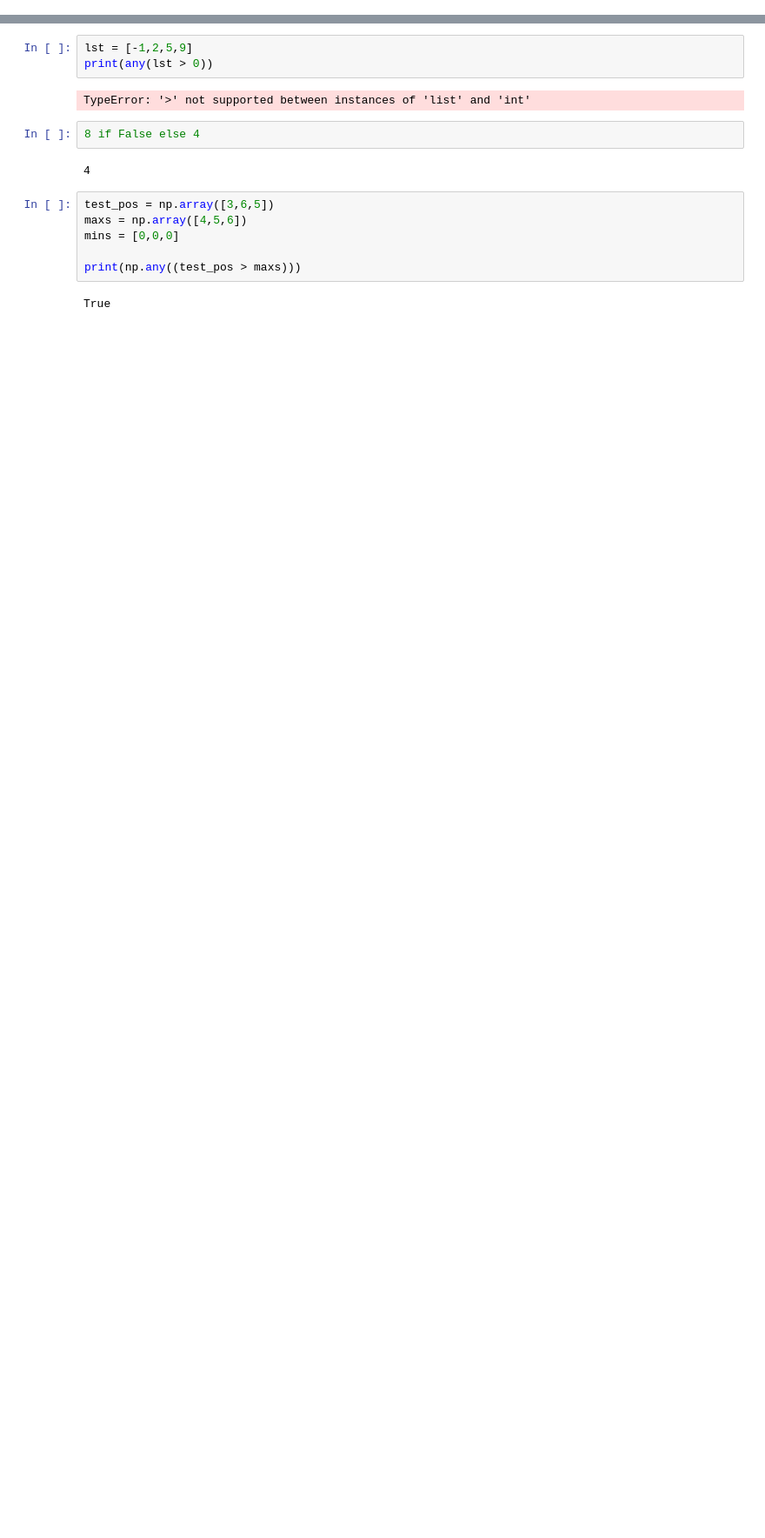
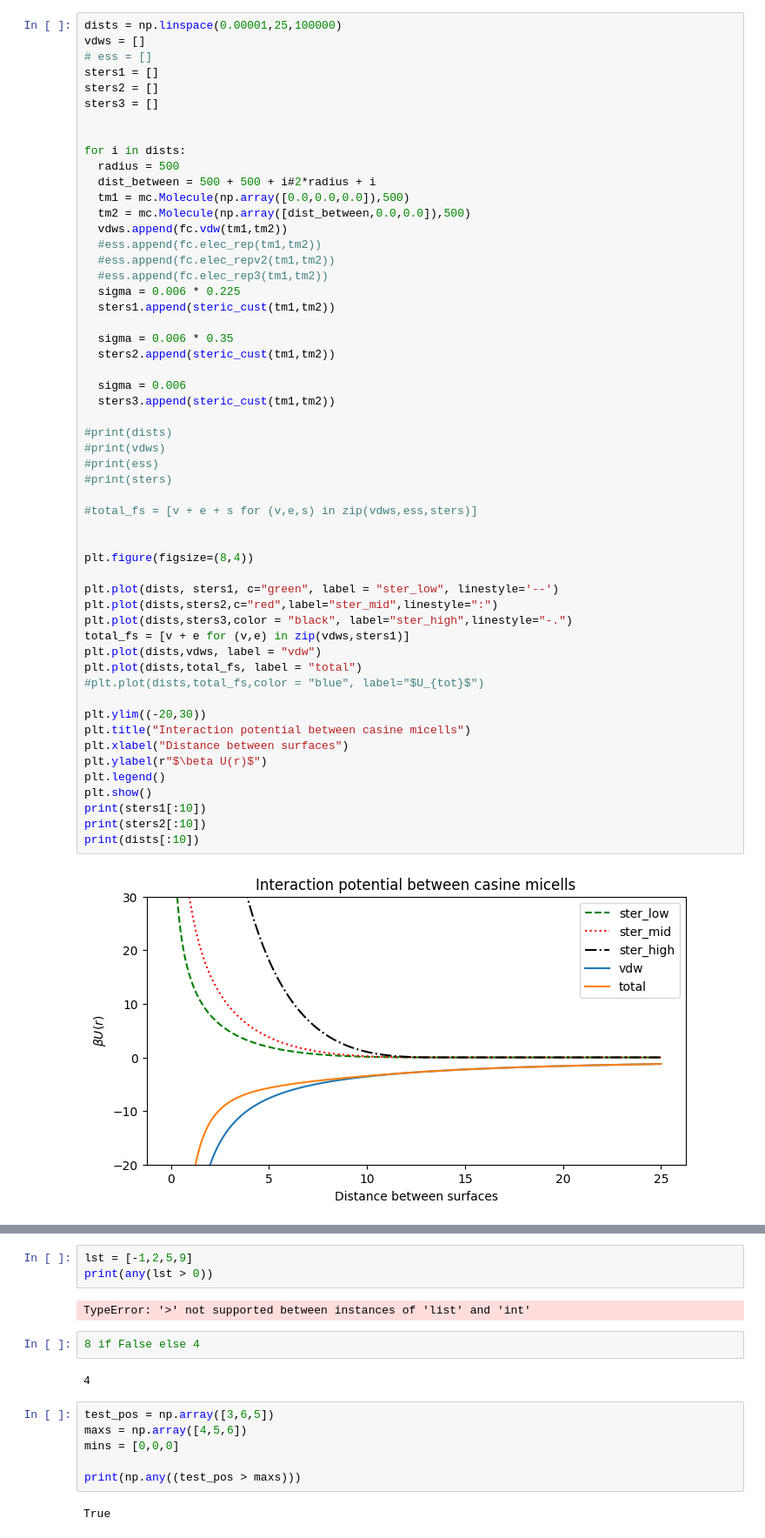
Before and after one commit to D-Gaard/MoleculeSim, a Jupyter notebook: ownSim/test.ipynb, the cells around one changed output, grey strips where cells are left out. Shown at 87% size. Saved outputs shown, nothing was run; the diff lists cells and outputs as text; blank space fills up the shorter version.

```diff
--- a/ownSim/test.ipynb
+++ b/ownSim/test.ipynb
@@ -3,0 +47,56 @@ import random
+# %%
+dists = np.linspace(0.00001,25,100000)
+vdws = []
+# ess = []
+sters1 = []
+sters2 = []
+sters3 = []
+
+
+for i in dists:
+  radius = 500
+  dist_between = 500 + 500 + i#2*radius + i
+  tm1 = mc.Molecule(np.array([0.0,0.0,0.0]),500)
+  tm2 = mc.Molecule(np.array([dist_between,0.0,0.0]),500)
+  vdws.append(fc.vdw(tm1,tm2))
+  #ess.append(fc.elec_rep(tm1,tm2))
+  #ess.append(fc.elec_repv2(tm1,tm2))
+  #ess.append(fc.elec_rep3(tm1,tm2))
+  sigma = 0.006 * 0.225
+  sters1.append(steric_cust(tm1,tm2))
+
+  sigma = 0.006 * 0.35
+  sters2.append(steric_cust(tm1,tm2))
+
+  sigma = 0.006
+  sters3.append(steric_cust(tm1,tm2))
+
+#print(dists)
+#print(vdws)
+#print(ess)
+#print(sters)
+
+#total_fs = [v + e + s for (v,e,s) in zip(vdws,ess,sters)]
+
+
+plt.figure(figsize=(8,4))
+
+plt.plot(dists, sters1, c="green", label = "ster_low", linestyle='--')
+plt.plot(dists,sters2,c="red",label="ster_mid",linestyle=":")
+plt.plot(dists,sters3,color = "black", label="ster_high",linestyle="-.")
+total_fs = [v + e for (v,e) in zip(vdws,sters1)]
+plt.plot(dists,vdws, label = "vdw")
+plt.plot(dists,total_fs, label = "total")
+#plt.plot(dists,total_fs,color = "blue", label="$U_{tot}$")
+
+plt.ylim((-20,30))
+plt.title("Interaction potential between casine micells")
+plt.xlabel("Distance between surfaces")
+plt.ylabel(r"$\beta U(r)$")
+plt.legend()
+plt.show()
+print(sters1[:10])
+print(sters2[:10])
+print(dists[:10])
+# %% [output]
+[figure, added]
```
Also changed, not shown: parts of 6 cells of this notebook, 3 other files.
